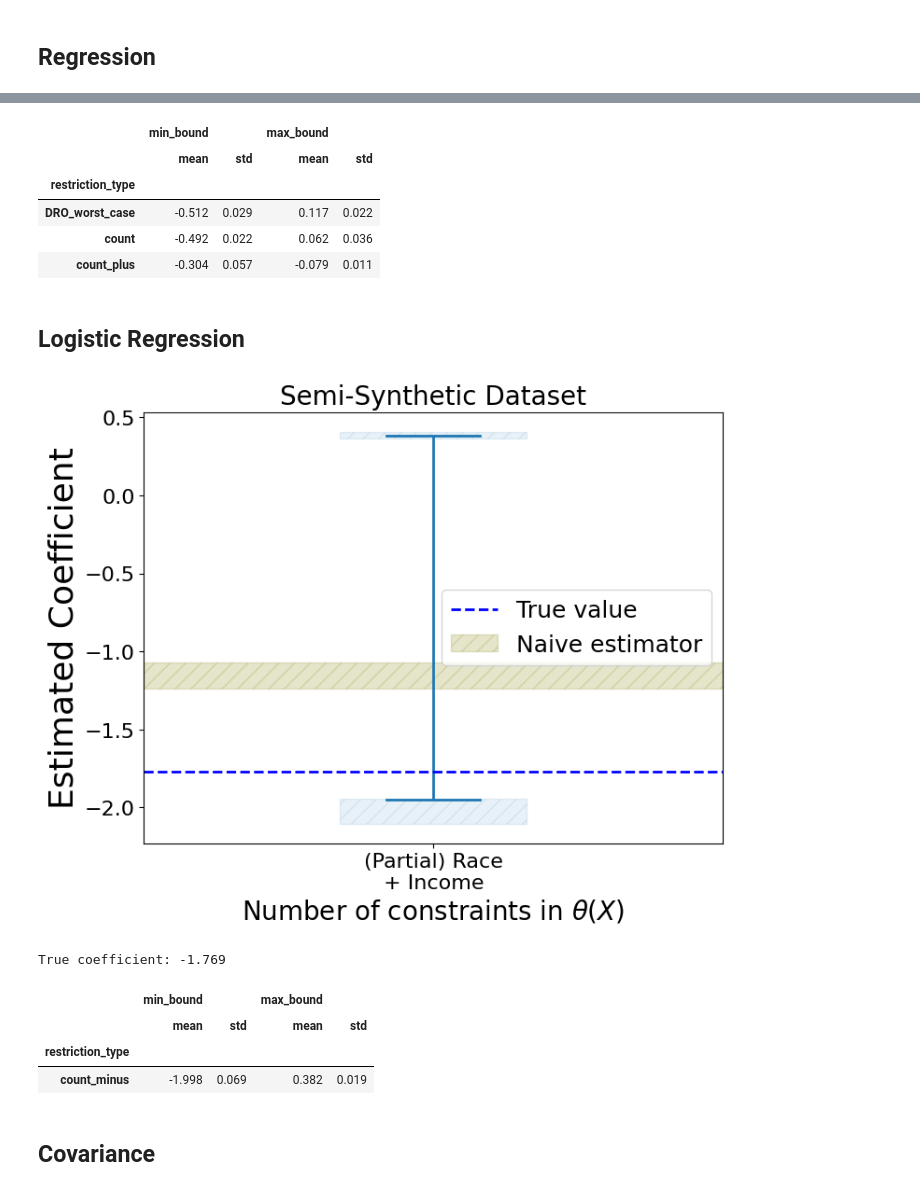
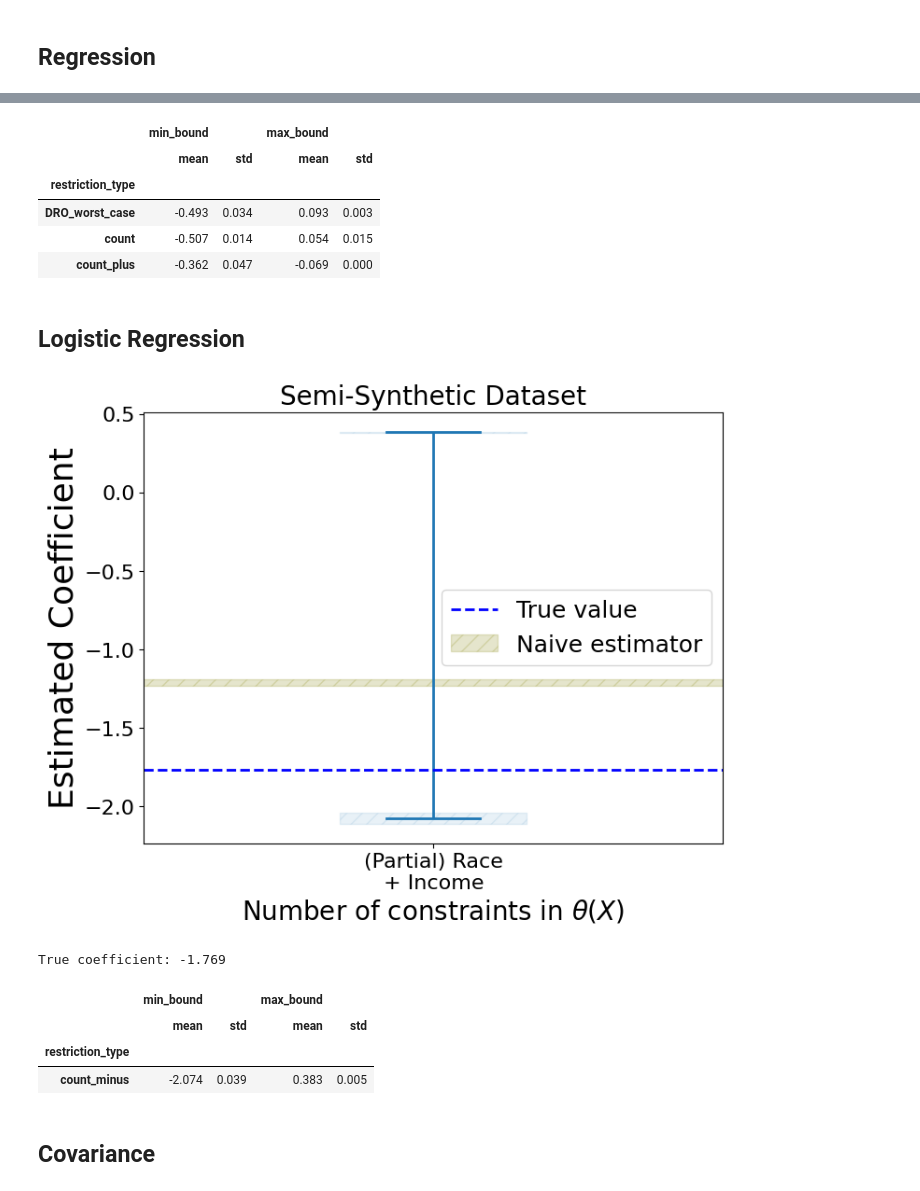
Before and after one commit to secg5/inference_contrained_distribution_shift, a Jupyter notebook: plotting/paper_plots.ipynb, the cells around one changed output, grey strips where cells are left out. Drawn from its saved outputs; the diff is of its cells as text; code cells hidden in the pictures.

```diff
--- a/plotting/paper_plots.ipynb
+++ b/plotting/paper_plots.ipynb
@@ -326,34 +326,34 @@ True coefficient: -0.305
 # %%
-plotting_df_34.groupby(["restriction_type"])[["min_bound", "max_bound"]].agg(
+plotting_df_theta.groupby(["restriction_type"])[["min_bound", "max_bound"]].agg(
     ["mean", "std"]
 ).round(3)
 # %% [output]
 |  | min_bound |  | max_bound |  |
 |  | mean | std | mean | std |
 | restriction_type |  |  |  |  |
-| DRO_worst_case | -0.512 | 0.029 | 0.117 | 0.022 |
-| count | -0.492 | 0.022 | 0.062 | 0.036 |
-| count_plus | -0.304 | 0.057 | -0.079 | 0.011 |
+| DRO_worst_case | -0.493 | 0.034 | 0.093 | 0.003 |
+| count | -0.507 | 0.014 | 0.054 | 0.015 |
+| count_plus | -0.362 | 0.047 | -0.069 | 0.000 |
 # %% [markdown]
 ## Logistic Regression
 # %%
 fig, ax = plt.subplots(figsize=(8, 6))
 
 plotting_df_logistic = utils.generate_logistic_plot(
-    base_path="../experiment_artifacts/", timestamp="Oct19-1206", ax=ax
+    base_path="../experiment_artifacts/", timestamp="Jan27-1947", ax=ax
 )
 
 handles, labels = ax.get_legend_handles_labels()
 relevant_handles = handles[-2:]
 relevant_labels = labels[-2:]
 ax.legend(
     loc="center right", fontsize=18, handles=relevant_handles, labels=relevant_labels
 )
 
 ax.set_title("Semi-Synthetic Dataset", fontsize=20)
-fig.savefig("../logistic.png")
+# fig.savefig("../logistic.png")
 # %% [output]
-[figure, old version]
+[figure, new version]
 # %%
 print(f"True coefficient: {plotting_df_logistic['true_coef'].mean():.3f}")
 plotting_df_logistic.groupby(["restriction_type"])[["min_bound", "max_bound"]].agg(
@@ -364,7 +364,7 @@ True coefficient: -1.769
 |  | min_bound |  | max_bound |  |
 |  | mean | std | mean | std |
 | restriction_type |  |  |  |  |
-| count_minus | -1.998 | 0.069 | 0.382 | 0.019 |
+| count_minus | -2.074 | 0.039 | 0.383 | 0.005 |
 # %% [markdown]
 ## Covariance
 # %%
```
Also changed, not shown: parts of 2 cells of this notebook.
